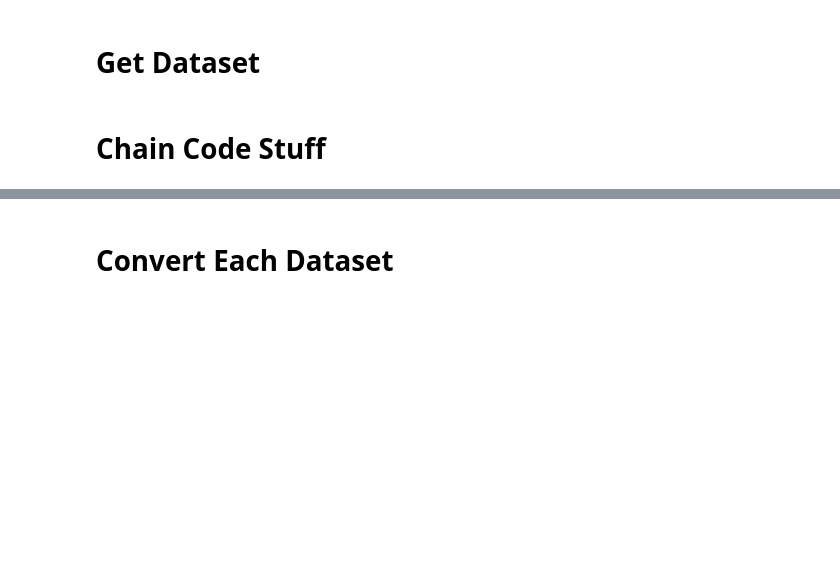
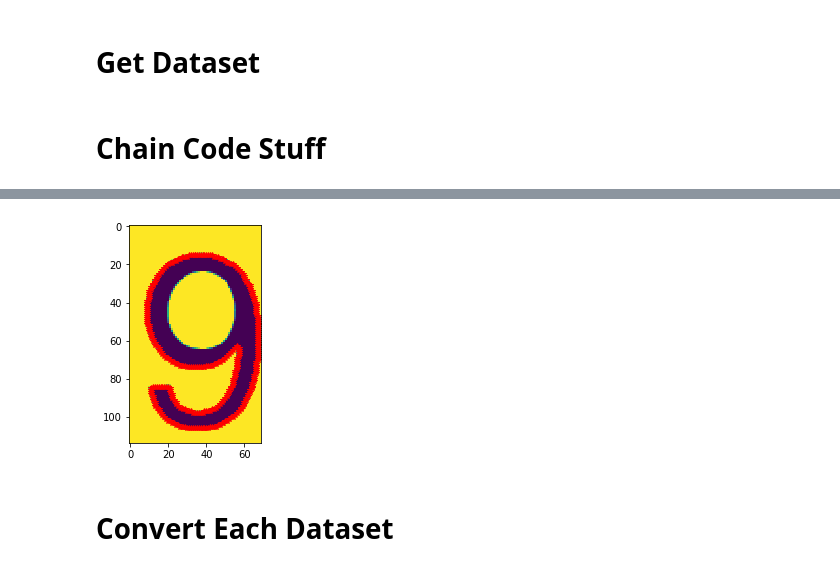
Before and after one commit to agusgun/IF4073-Pengcit, a Jupyter notebook: notebooks/OCR Digit Train.ipynb, the cells around one changed output, grey strips where cells are left out. Cells and saved outputs as stored; diff of their text form; code cells hidden in the pictures; blank space fills up the shorter version.

Commit message:
Add Train OCR for Digit

```diff
--- a/notebooks/OCR Digit Train.ipynb
+++ b/notebooks/OCR Digit Train.ipynb
@@ -11,5 +11,5 @@ def get_imlist(path):
 # %%
-dataset = get_imlist('datasets/digit/')
+dataset = sorted(get_imlist('datasets/digit/'))
 # %% [markdown]
 # Chain Code Stuff
 # %%
@@ -23,7 +23,7 @@ def is_border(image, x, y):
         next_y = y + Y_TRANSLATOR[i]
 
         next_pixel_color = image[next_y][next_x]
-        if (next_pixel_color > 20):
+        if (next_pixel_color > 127):
             return True
         i += 2;
 
@@ -37,14 +37,14 @@ def image_chain_code(image_path):
     result = []
 
 
-    image = array(Image.open(image_path).convert('L').resize((128, 128)))
+    image = array(Image.open(image_path).convert('L'))
     found = False
 
     # Start Pixel
     start_value = (-1, -1)
     for i, row in enumerate(image):
         for j, value in enumerate(row):
-            if value == 0:
+            if value <= 127:
                 start_value = (j, i)
                 found = True
                 print(start_value)
@@ -67,6 +67,9 @@ def image_chain_code(image_path):
         prev_x = -1
         prev_y = -1
 
+        prev2_x = -1
+        prev2_y = -1
+
         direction = 0
 
         x = start_x
@@ -85,15 +88,19 @@ def image_chain_code(image_path):
                 next_x = x + X_TRANSLATOR[next_dir]
                 next_y = y + Y_TRANSLATOR[next_dir]
 
-                if (next_x != prev_x or next_y != prev_y):
+                if ((next_x != prev_x or next_y != prev_y) and (next_x != prev2_x or next_y != prev2_y)):
                     next_pixel_color = image[next_y][next_x]
-                    if (next_pixel_color <= 20 and is_border(image, next_x, next_y)):
+                    if (next_pixel_color <= 127 and is_border(image, next_x, next_y)):
                         direction = next_dir
                         result.append(direction)
 
 #                         maks += 1
 #                         if maks > 1000:
 #                             return result
+
+                        prev2_x = prev_x
+                        prev2_y = prev_y
+
                         prev_x = x
                         prev_y = y
                         x = next_x
@@ -126,3 +156,3 @@ def image_chain_code_histogram(image_path):
 # %%
-result = image_chain_code(dataset[1])
+result = image_chain_code(dataset[9])
 # %% [output]
@@ -133,6 +160,6 @@ array(Image.open(dataset[1]).convert('L'))[0][0]
 # %%
-x = [82]
-y = [17]
+x = [34]
+y = [15]
 # %%
 for i in result:
     x.append(x[len(x) - 1] + X_TRANSLATOR[i])
@@ -150,7 +171,9 @@ y[300]
 # %%
-im = array(Image.open(dataset[1]).convert('L').resize((128, 128)))
+im = array(Image.open(dataset[9]).convert('L'))
 
 imshow(im)
 
 plot(x,y,'r*')
 show()
+# %% [output]
+[figure, added]
```
Also changed, not shown: parts of 27 cells of this notebook, 2 other files.
